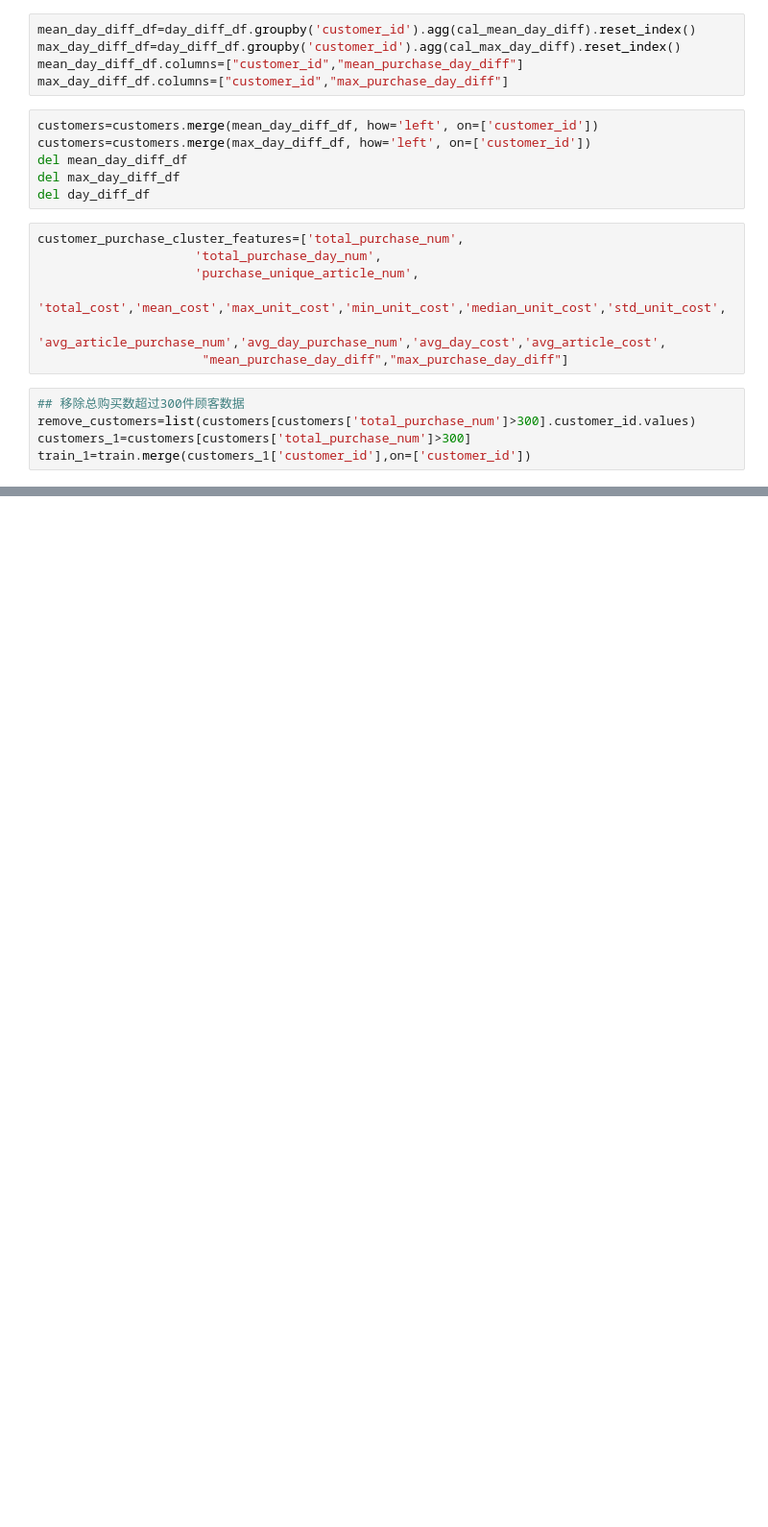
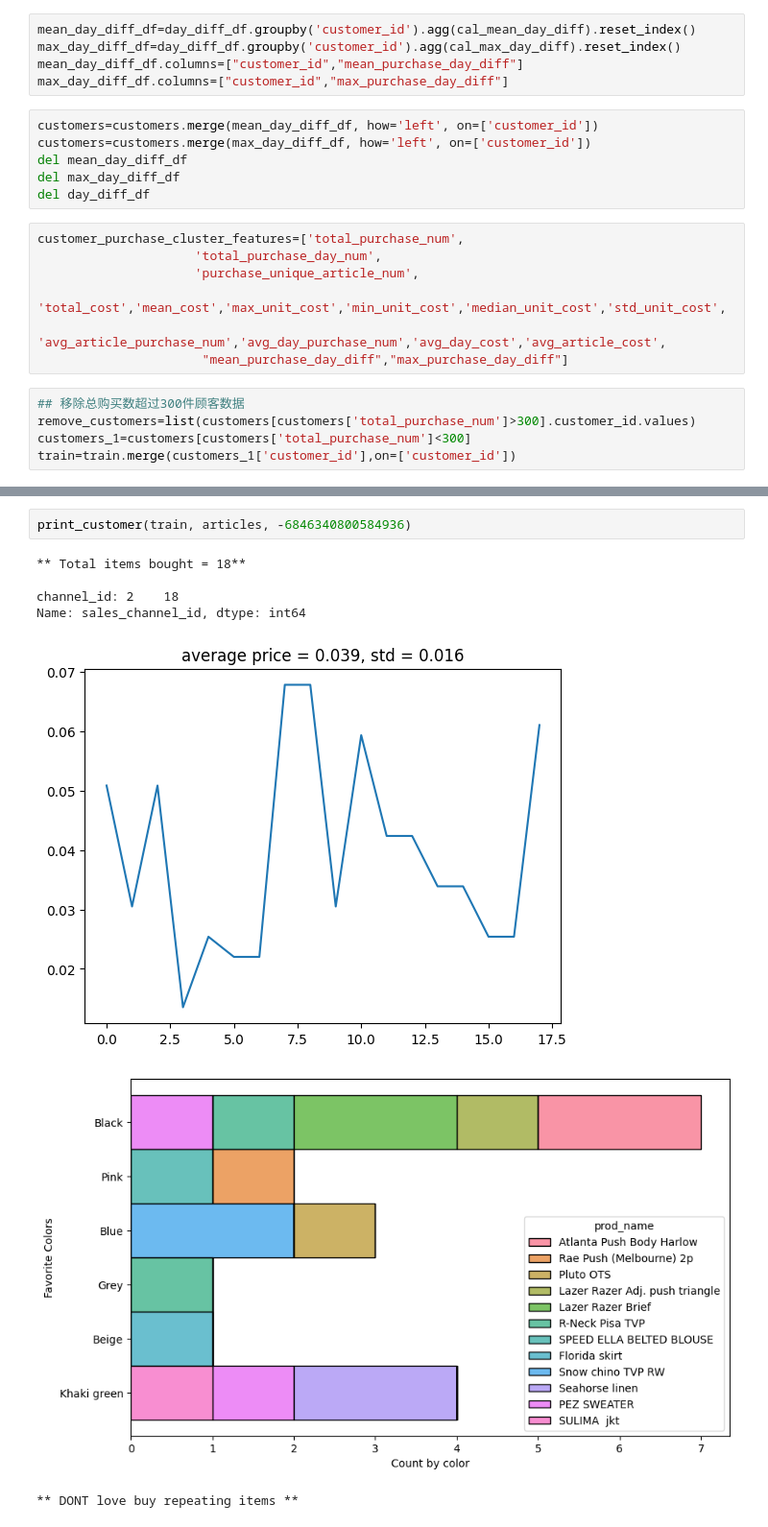
Before and after one commit to wudi-alex/hm, a Jupyter notebook: hm.ipynb, the cells around one changed output, grey strips where cells are left out. Shown: that part at 96% size. Cells and saved outputs as stored; diff of their text form; blank space fills up the shorter version.

```diff
--- a/hm.ipynb
+++ b/hm.ipynb
@@ -141,5 +141,5 @@ customer_purchase_cluster_features=['total_purchase_num',
 # %%
 ## 移除总购买数超过300件顾客数据
 remove_customers=list(customers[customers['total_purchase_num']>300].customer_id.values)
-customers_1=customers[customers['total_purchase_num']>300]
-train_1=train.merge(customers_1['customer_id'],on=['customer_id'])
+customers_1=customers[customers['total_purchase_num']<300]
+train=train.merge(customers_1['customer_id'],on=['customer_id'])
@@ -161,0 +262,10 @@ train_1
+# %%
+print_customer(train, articles, -6846340800584936)
+# %% [output]
+** Total items bought = 18**
+
+channel_id: 2    18
+Name: sales_channel_id, dtype: int64
+[figure, added]
+[figure, added]
+** DONT love buy repeating items **
```
Also changed, not shown: parts of 9 cells of this notebook.
